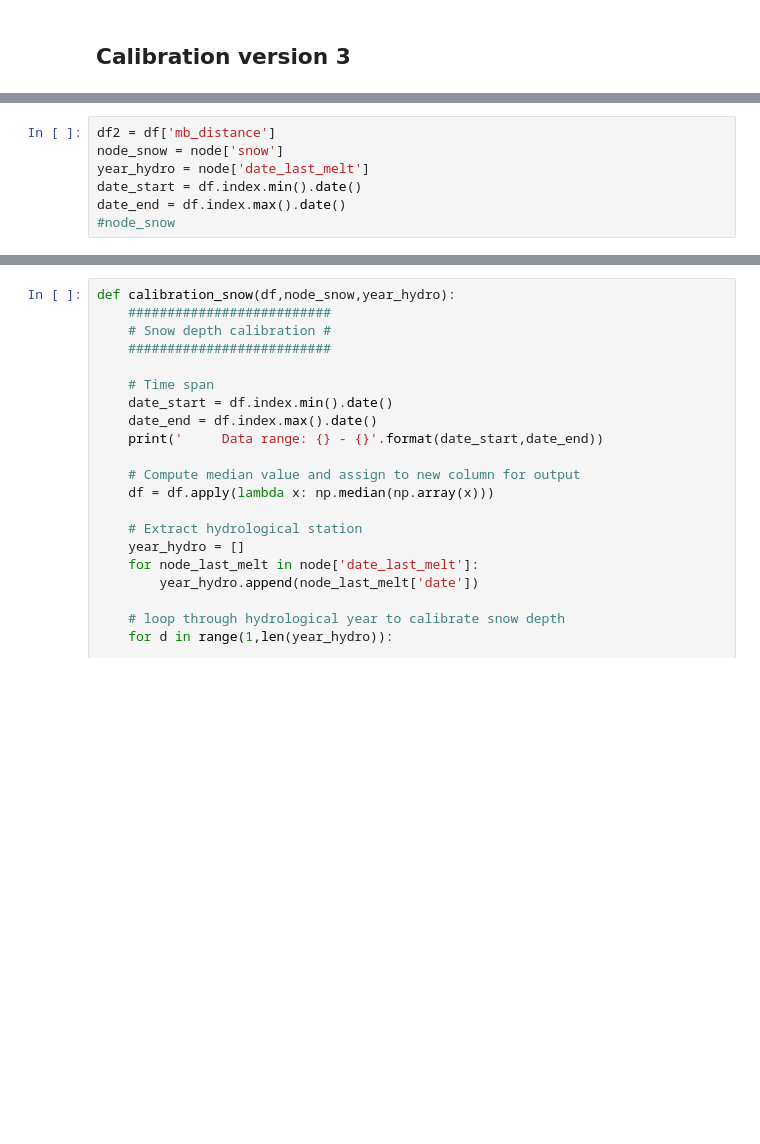
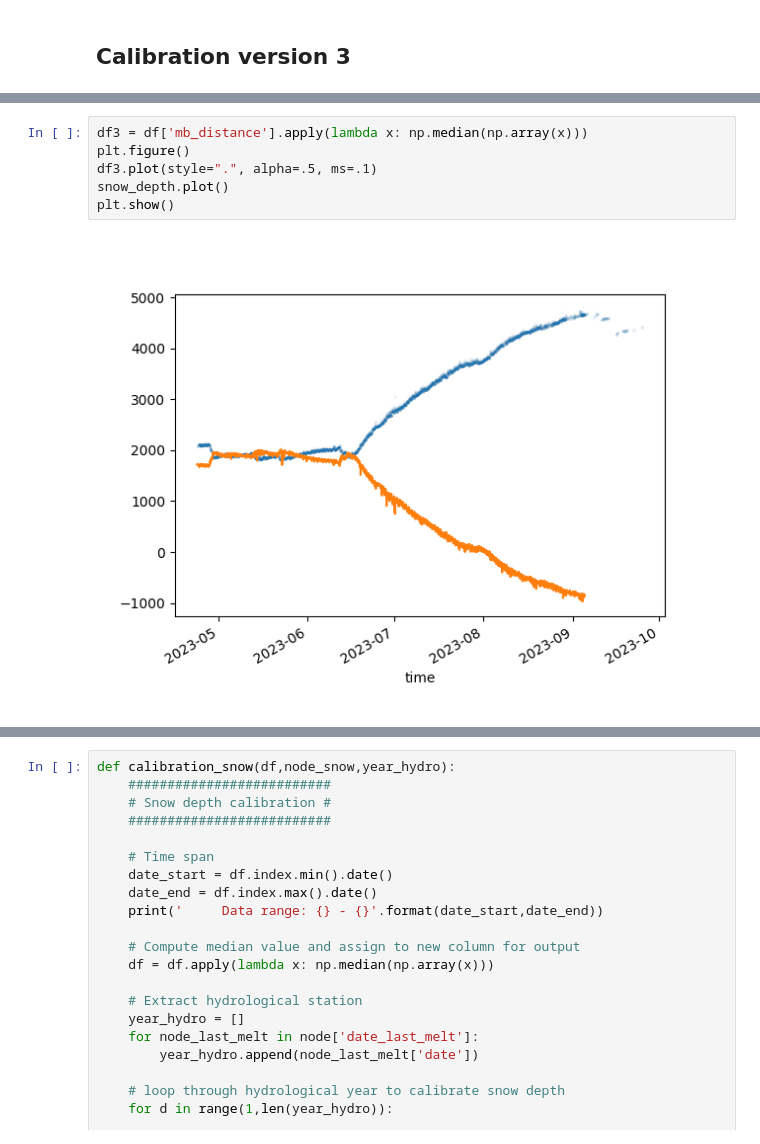
Before and after one commit to UiOHive/wsn_filters, a Jupyter notebook: MeteoIO_test.ipynb, the cells around one changed output, grey strips where cells are left out. Cells and saved outputs as stored; diff of their text form; blank space fills up the shorter version.

```diff
--- a/MeteoIO_test.ipynb
+++ b/MeteoIO_test.ipynb
@@ -429,7 +436,8 @@ df['mb_distance'].plot()
 # %%
-df2 = df['mb_distance']
-node_snow = node['snow']
-year_hydro = node['date_last_melt']
-date_start = df.index.min().date()
-date_end = df.index.max().date()
-#node_snow
+df3 = df['mb_distance'].apply(lambda x: np.median(np.array(x)))
+plt.figure()
+df3.plot(style=".", alpha=.5, ms=.1)
+snow_depth.plot()
+plt.show()
+# %% [output]
+[figure, added]
```
Also changed, not shown: parts of 7 cells of this notebook, 6 other files.
